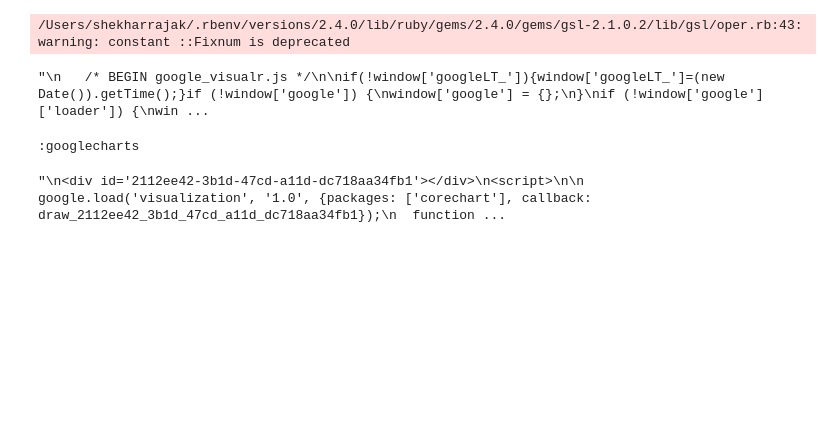
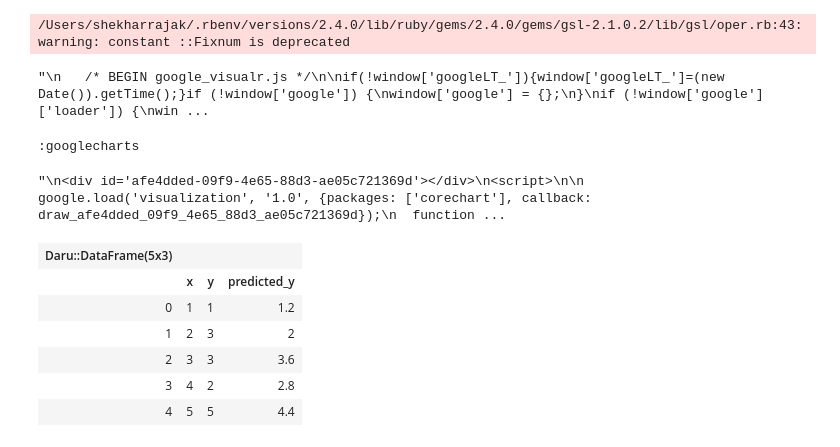
Before and after one commit to Shekharrajak/medium-daru-view-blog, a Jupyter notebook: GoogleChart example for medium blog.ipynb, the cells around one changed output. Drawn from its saved outputs; the diff is of its cells as text; code cells hidden in the pictures; blank space fills up the shorter version.

Commit message:
GoogleChart example for medium blog updated

```diff
--- a/GoogleChart example for medium blog.ipynb
+++ b/GoogleChart example for medium blog.ipynb
@@ -5,9 +5,39 @@ Daru::View.plotting_library = :googlecharts
 /Users/shekharrajak/.rbenv/versions/2.4.0/lib/ruby/gems/2.4.0/gems/gsl-2.1.0.2/lib/gsl/oper.rb:43: warning: constant ::Fixnum is deprecated
 "\n   /* BEGIN google_visualr.js */\n\nif(!window['googleLT_']){window['googleLT_']=(new Date()).getTime();}if (!window['google']) {\nwindow['google'] = {};\n}\nif (!window['google']['loader']) {\nwin ...
 :googlecharts
-# %%
-# Default chart type is Line.
-line_basic_chart = Daru::View::Plot.new([[1,2],[4,2],[3,7],[4,5]])
-line_basic_chart.show_in_iruby
-# %% [output]
-"\n<div id='2112ee42-3b1d-47cd-a11d-dc718aa34fb1'></div>\n<script>\n\n  google.load('visualization', '1.0', {packages: ['corechart'], callback: draw_2112ee42_3b1d_47cd_a11d_dc718aa34fb1});\n  function ...
+# %%
+# Default chart type is Line.
+data = [
+        [0, 0],   [1, 10],  [2, 23],  [3, 17],  [4, 18],  [5, 9],
+        [6, 11],  [7, 27],  [8, 33],  [9, 40],  [10, 32], [11, 35],
+        [12, 30], [13, 40], [14, 42], [15, 47], [16, 44], [17, 48],
+        [18, 52], [19, 54], [20, 42], [21, 55], [22, 56], [23, 57],
+        [24, 60], [25, 50], [26, 52], [27, 51], [28, 49], [29, 53],
+        [30, 55], [31, 60], [32, 61], [33, 59], [34, 62], [35, 65],
+        [36, 62], [37, 58], [38, 55], [39, 61], [40, 64], [41, 65],
+        [42, 63], [43, 66], [44, 67], [45, 69], [46, 69], [47, 70],
+        [48, 72], [49, 68], [50, 66], [51, 65], [52, 67], [53, 70],
+        [54, 71], [55, 72], [56, 73], [57, 75], [58, 70], [59, 68],
+        [60, 64], [61, 60], [62, 65], [63, 67], [64, 68], [65, 69],
+        [66, 70], [67, 72], [68, 75], [69, 80]
+      ]
+line_basic_chart = Daru::View::Plot.new(data)
+line_basic_chart.show_in_iruby
+# %% [output]
+"\n<div id='afe4dded-09f9-4e65-88d3-ae05c721369d'></div>\n<script>\n\n  google.load('visualization', '1.0', {packages: ['corechart'], callback: draw_afe4dded_09f9_4e65_88d3_ae05c721369d});\n  function ...
+# %%
+linear_regressionDF = Daru::DataFrame.new(
+    {
+        x: [1,2,3,4,5],
+        y: [1,3,3,2,5],
+        predicted_y: [1.2, 2,3.6,2.8,4.4]
+    }, order: [:x, :y, :predicted_y]
+)
+# %% [output]
+| Daru::DataFrame(5x3) |  |  |  |
+|  | x | y | predicted_y |
+| 0 | 1 | 1 | 1.2 |
+| 1 | 2 | 3 | 2 |
+| 2 | 3 | 3 | 3.6 |
+| 3 | 4 | 2 | 2.8 |
+| 4 | 5 | 5 | 4.4 |
```
Also changed, not shown: parts of 1 cell of this notebook.
